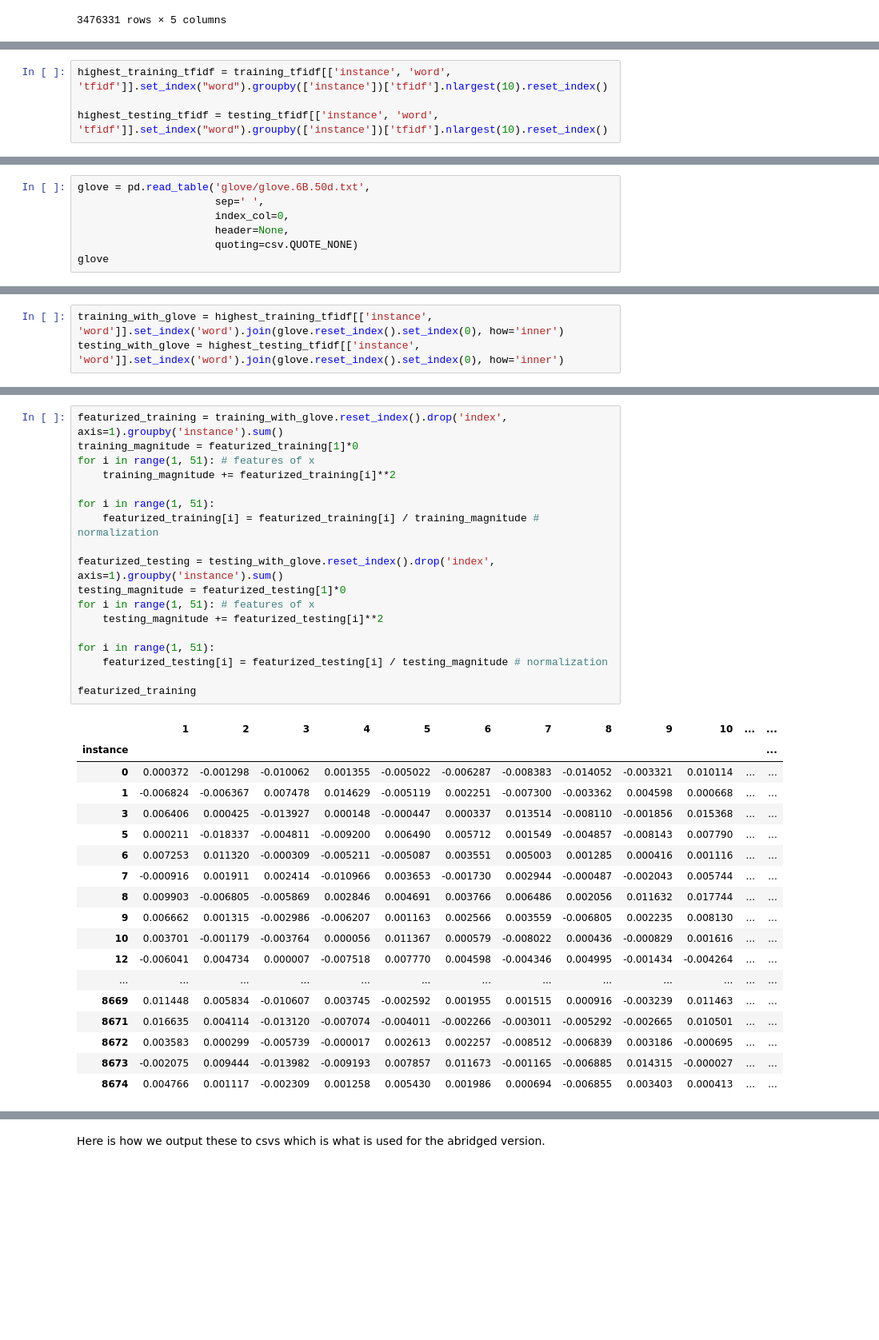
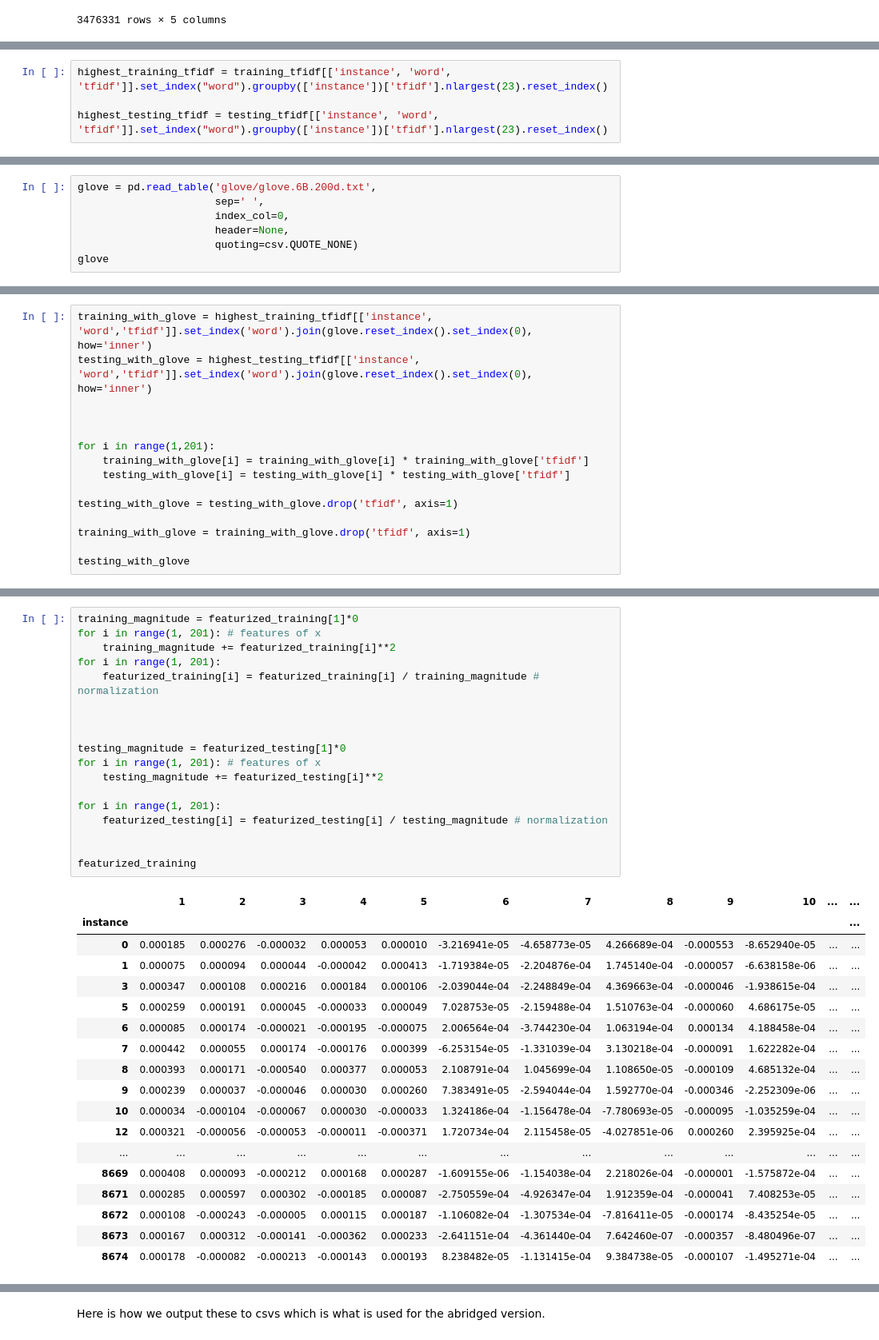
Before and after one commit to akshays97/MBTI-Comp, a Jupyter notebook: Myers Briggs Classification - Full.ipynb, the cells around one changed output, grey strips where cells are left out. Shown at 80% size. Cells and saved outputs as stored; diff of their text form; blank space fills up the shorter version.

```diff
--- a/Myers Briggs Classification - Full.ipynb
+++ b/Myers Briggs Classification - Full.ipynb
@@ -371,9 +371,9 @@ Sorting for each instance and choosing the N=10 largest tf-idf valued items.
 ##### *Area for improvement*
 Vary the value of N. This could be too high or too low.
 # %%
-highest_training_tfidf = training_tfidf[['instance', 'word', 'tfidf']].set_index("word").groupby(['instance'])['tfidf'].nlargest(10).reset_index()
+highest_training_tfidf = training_tfidf[['instance', 'word', 'tfidf']].set_index("word").groupby(['instance'])['tfidf'].nlargest(23).reset_index()
 
-highest_testing_tfidf = testing_tfidf[['instance', 'word', 'tfidf']].set_index("word").groupby(['instance'])['tfidf'].nlargest(10).reset_index()
+highest_testing_tfidf = testing_tfidf[['instance', 'word', 'tfidf']].set_index("word").groupby(['instance'])['tfidf'].nlargest(23).reset_index()
 # %%
 highest_training_tfidf
 # %% [output]
@@ -403,7 +403,7 @@ You must download this file separaetly from Github and unzip it into the folder
 #### *Area for improvement*
 We only use the 50 dimensional word embeddings, while using more could potentially lead to better results.
 # %%
-glove = pd.read_table('glove/glove.6B.50d.txt',
+glove = pd.read_table('glove/glove.6B.200d.txt',
                       sep=' ',
                       index_col=0,
                       header=None,
@@ -435,5 +435,17 @@ Here we simply join with GloVe. There are potential issues here as words in our
 
 Additionally GloVe has vectorized punctuation, so not removing punctuation could help.
 # %%
-training_with_glove = highest_training_tfidf[['instance', 'word']].set_index('word').join(glove.reset_index().set_index(0), how='inner')
-testing_with_glove = highest_testing_tfidf[['instance', 'word']].set_index('word').join(glove.reset_index().set_index(0), how='inner')
+training_with_glove = highest_training_tfidf[['instance', 'word','tfidf']].set_index('word').join(glove.reset_index().set_index(0), how='inner')
+testing_with_glove = highest_testing_tfidf[['instance', 'word','tfidf']].set_index('word').join(glove.reset_index().set_index(0), how='inner')
+
+
+
+for i in range(1,201):
+    training_with_glove[i] = training_with_glove[i] * training_with_glove['tfidf']
+    testing_with_glove[i] = testing_with_glove[i] * testing_with_glove['tfidf']
+
+testing_with_glove = testing_with_glove.drop('tfidf', axis=1)
+
+training_with_glove = training_with_glove.drop('tfidf', axis=1)
+
+testing_with_glove
@@ -446,37 +480,37 @@ Here we sum word embeddings for each instance and then normalize so that each in
 # %%
-featurized_training = training_with_glove.reset_index().drop('index', axis=1).groupby('instance').sum()
 training_magnitude = featurized_training[1]*0
-for i in range(1, 51): # features of x
+for i in range(1, 201): # features of x
     training_magnitude += featurized_training[i]**2
-
-for i in range(1, 51):
+for i in range(1, 201):
     featurized_training[i] = featurized_training[i] / training_magnitude # normalization
 
-featurized_testing = testing_with_glove.reset_index().drop('index', axis=1).groupby('instance').sum()
+
+
 testing_magnitude = featurized_testing[1]*0
-for i in range(1, 51): # features of x
+for i in range(1, 201): # features of x
     testing_magnitude += featurized_testing[i]**2
 
-for i in range(1, 51):
+for i in range(1, 201):
     featurized_testing[i] = featurized_testing[i] / testing_magnitude # normalization
 
+
 featurized_training
 # %% [output]
 |  | 1 | 2 | 3 | 4 | 5 | 6 | 7 | 8 | 9 | 10 | ... | ... |
 | instance |  |  |  |  |  |  |  |  |  |  |  | ... |
-| 0 | 0.000372 | -0.001298 | -0.010062 | 0.001355 | -0.005022 | -0.006287 | -0.008383 | -0.014052 | -0.003321 | 0.010114 | ... | ... |
-| 1 | -0.006824 | -0.006367 | 0.007478 | 0.014629 | -0.005119 | 0.002251 | -0.007300 | -0.003362 | 0.004598 | 0.000668 | ... | ... |
-| 3 | 0.006406 | 0.000425 | -0.013927 | 0.000148 | -0.000447 | 0.000337 | 0.013514 | -0.008110 | -0.001856 | 0.015368 | ... | ... |
-| 5 | 0.000211 | -0.018337 | -0.004811 | -0.009200 | 0.006490 | 0.005712 | 0.001549 | -0.004857 | -0.008143 | 0.007790 | ... | ... |
-| 6 | 0.007253 | 0.011320 | -0.000309 | -0.005211 | -0.005087 | 0.003551 | 0.005003 | 0.001285 | 0.000416 | 0.001116 | ... | ... |
-| 7 | -0.000916 | 0.001911 | 0.002414 | -0.010966 | 0.003653 | -0.001730 | 0.002944 | -0.000487 | -0.002043 | 0.005744 | ... | ... |
-| 8 | 0.009903 | -0.006805 | -0.005869 | 0.002846 | 0.004691 | 0.003766 | 0.006486 | 0.002056 | 0.011632 | 0.017744 | ... | ... |
-| 9 | 0.006662 | 0.001315 | -0.002986 | -0.006207 | 0.001163 | 0.002566 | 0.003559 | -0.006805 | 0.002235 | 0.008130 | ... | ... |
-| 10 | 0.003701 | -0.001179 | -0.003764 | 0.000056 | 0.011367 | 0.000579 | -0.008022 | 0.000436 | -0.000829 | 0.001616 | ... | ... |
-| 12 | -0.006041 | 0.004734 | 0.000007 | -0.007518 | 0.007770 | 0.004598 | -0.004346 | 0.004995 | -0.001434 | -0.004264 | ... | ... |
+| 0 | 0.000185 | 0.000276 | -0.000032 | 0.000053 | 0.000010 | -3.216941e-05 | -4.658773e-05 | 4.266689e-04 | -0.000553 | -8.652940e-05 | ... | ... |
+| 1 | 0.000075 | 0.000094 | 0.000044 | -0.000042 | 0.000413 | -1.719384e-05 | -2.204876e-04 | 1.745140e-04 | -0.000057 | -6.638158e-06 | ... | ... |
+| 3 | 0.000347 | 0.000108 | 0.000216 | 0.000184 | 0.000106 | -2.039044e-04 | -2.248849e-04 | 4.369663e-04 | -0.000046 | -1.938615e-04 | ... | ... |
+| 5 | 0.000259 | 0.000191 | 0.000045 | -0.000033 | 0.000049 | 7.028753e-05 | -2.159488e-04 | 1.510763e-04 | -0.000060 | 4.686175e-05 | ... | ... |
+| 6 | 0.000085 | 0.000174 | -0.000021 | -0.000195 | -0.000075 | 2.006564e-04 | -3.744230e-04 | 1.063194e-04 | 0.000134 | 4.188458e-04 | ... | ... |
+| 7 | 0.000442 | 0.000055 | 0.000174 | -0.000176 | 0.000399 | -6.253154e-05 | -1.331039e-04 | 3.130218e-04 | -0.000091 | 1.622282e-04 | ... | ... |
+| 8 | 0.000393 | 0.000171 | -0.000540 | 0.000377 | 0.000053 | 2.108791e-04 | 1.045699e-04 | 1.108650e-05 | -0.000109 | 4.685132e-04 | ... | ... |
+| 9 | 0.000239 | 0.000037 | -0.000046 | 0.000030 | 0.000260 | 7.383491e-05 | -2.594044e-04 | 1.592770e-04 | -0.000346 | -2.252309e-06 | ... | ... |
+| 10 | 0.000034 | -0.000104 | -0.000067 | 0.000030 | -0.000033 | 1.324186e-04 | -1.156478e-04 | -7.780693e-05 | -0.000095 | -1.035259e-04 | ... | ... |
+| 12 | 0.000321 | -0.000056 | -0.000053 | -0.000011 | -0.000371 | 1.720734e-04 | 2.115458e-05 | -4.027851e-06 | 0.000260 | 2.395925e-04 | ... | ... |
 | ... | ... | ... | ... | ... | ... | ... | ... | ... | ... | ... | ... | ... |
-| 8669 | 0.011448 | 0.005834 | -0.010607 | 0.003745 | -0.002592 | 0.001955 | 0.001515 | 0.000916 | -0.003239 | 0.011463 | ... | ... |
-| 8671 | 0.016635 | 0.004114 | -0.013120 | -0.007074 | -0.004011 | -0.002266 | -0.003011 | -0.005292 | -0.002665 | 0.010501 | ... | ... |
-| 8672 | 0.003583 | 0.000299 | -0.005739 | -0.000017 | 0.002613 | 0.002257 | -0.008512 | -0.006839 | 0.003186 | -0.000695 | ... | ... |
-| 8673 | -0.002075 | 0.009444 | -0.013982 | -0.009193 | 0.007857 | 0.011673 | -0.001165 | -0.006885 | 0.014315 | -0.000027 | ... | ... |
-| 8674 | 0.004766 | 0.001117 | -0.002309 | 0.001258 | 0.005430 | 0.001986 | 0.000694 | -0.006855 | 0.003403 | 0.000413 | ... | ... |
+| 8669 | 0.000408 | 0.000093 | -0.000212 | 0.000168 | 0.000287 | -1.609155e-06 | -1.154038e-04 | 2.218026e-04 | -0.000001 | -1.575872e-04 | ... | ... |
+| 8671 | 0.000285 | 0.000597 | 0.000302 | -0.000185 | 0.000087 | -2.750559e-04 | -4.926347e-04 | 1.912359e-04 | -0.000041 | 7.408253e-05 | ... | ... |
+| 8672 | 0.000108 | -0.000243 | -0.000005 | 0.000115 | 0.000187 | -1.106082e-04 | -1.307534e-04 | -7.816411e-05 | -0.000174 | -8.435254e-05 | ... | ... |
+| 8673 | 0.000167 | 0.000312 | -0.000141 | -0.000362 | 0.000233 | -2.641151e-04 | -4.361440e-04 | 7.642460e-07 | -0.000357 | -8.480496e-07 | ... | ... |
+| 8674 | 0.000178 | -0.000082 | -0.000213 | -0.000143 | 0.000193 | 8.238482e-05 | -1.131415e-04 | 9.384738e-05 | -0.000107 | -1.495271e-04 | ... | ... |
```
Also changed, not shown: parts of 13 cells of this notebook, 3 other files.
